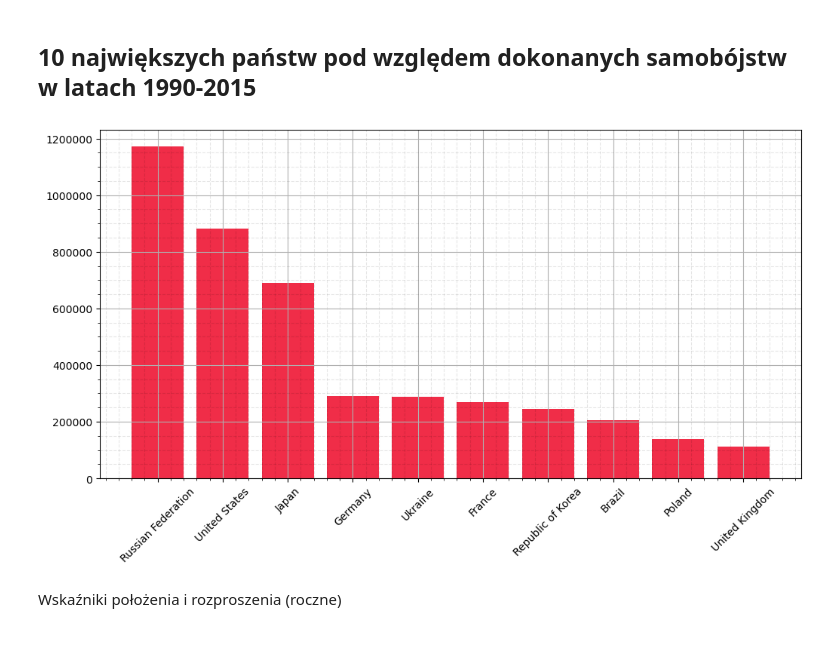
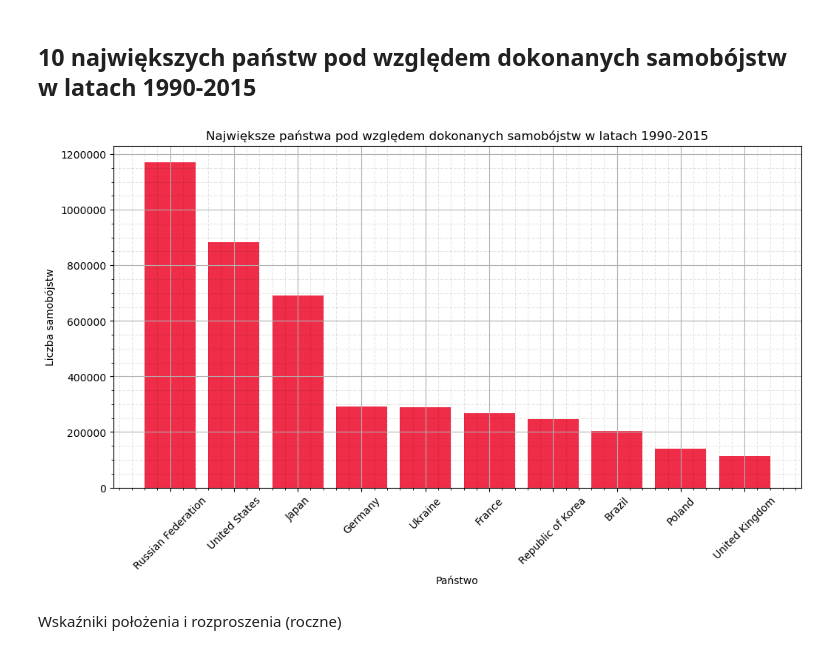
Before and after one commit to Szaroslav/suicides-data-analysis, a Jupyter notebook: src/suicides-data-analysis.ipynb, the cells around one changed output. Saved outputs shown, nothing was run; the diff lists cells and outputs as text; code cells hidden in the pictures.

```diff
--- a/src/suicides-data-analysis.ipynb
+++ b/src/suicides-data-analysis.ipynb
@@ -157,25 +155,29 @@ Na powyższym wykresie można zaobserować spadki na początku lat 90. jak i tak
 # %%
 res = cur.execute(f"""
     SELECT country, SUM(suicides_no)
     FROM suicides
     WHERE {years_range}
     GROUP BY country
     ORDER BY SUM(suicides_no) DESC
 """)
 countries, y = zip(*res.fetchall()[:10])
 
 fig, ax = plt.subplots(figsize=(12, 6))
 ax.ticklabel_format(useOffset=False, style="plain")
 ax.bar(countries, y, color="#f02d48")
 
+ax.set_title("Największe państwa pod względem dokonanych samobójstw w latach 1990-2015")
+ax.set_xlabel("Państwo")
+ax.set_ylabel("Liczba samobójstw")
+
 plt.xticks(rotation=45)
 plt.minorticks_on()
 plt.grid(which="major")
 plt.grid(which="minor", linestyle="--", color="#000000", alpha=.1)
 
 plt.show()
 # %% [output]
-[figure, old version]
+[figure, new version]
 # %% [markdown]
 Wskaźniki położenia i rozproszenia (roczne)
 # %%
```
Also changed, not shown: parts of 4 cells of this notebook, 10 other files.
